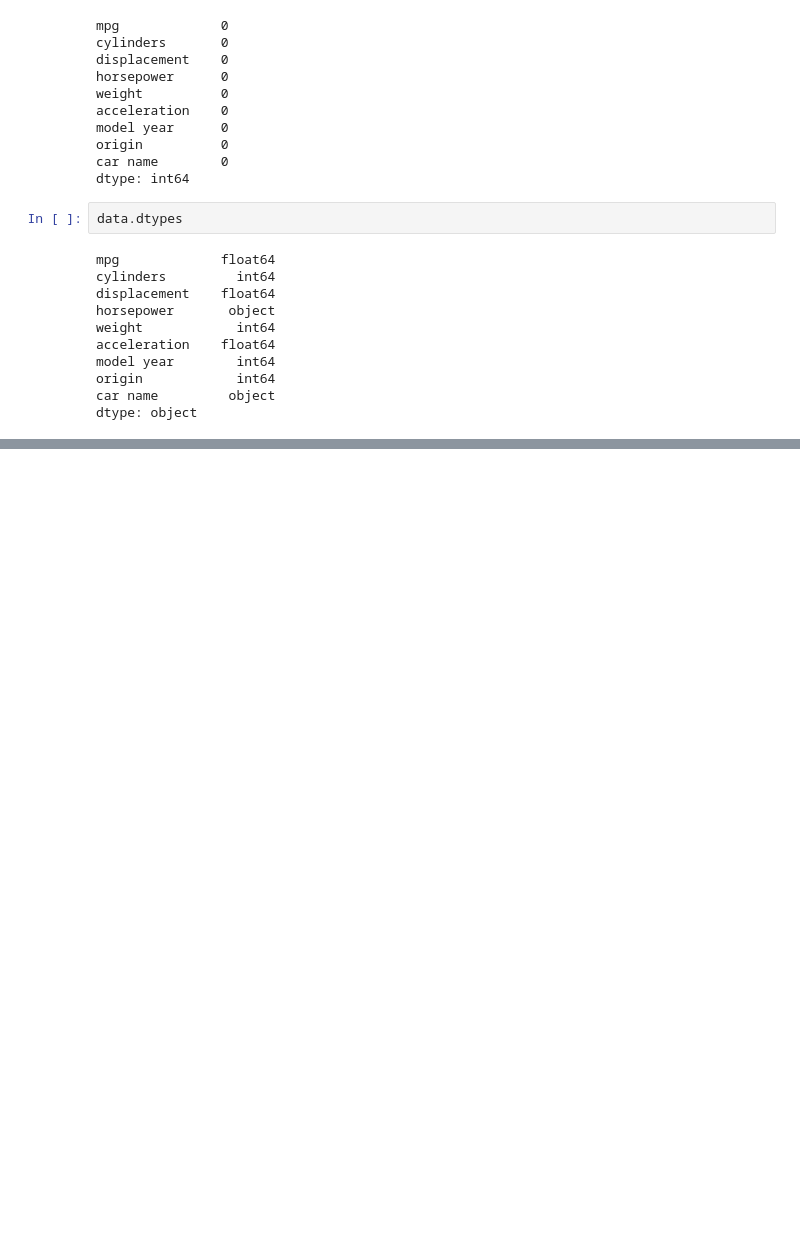
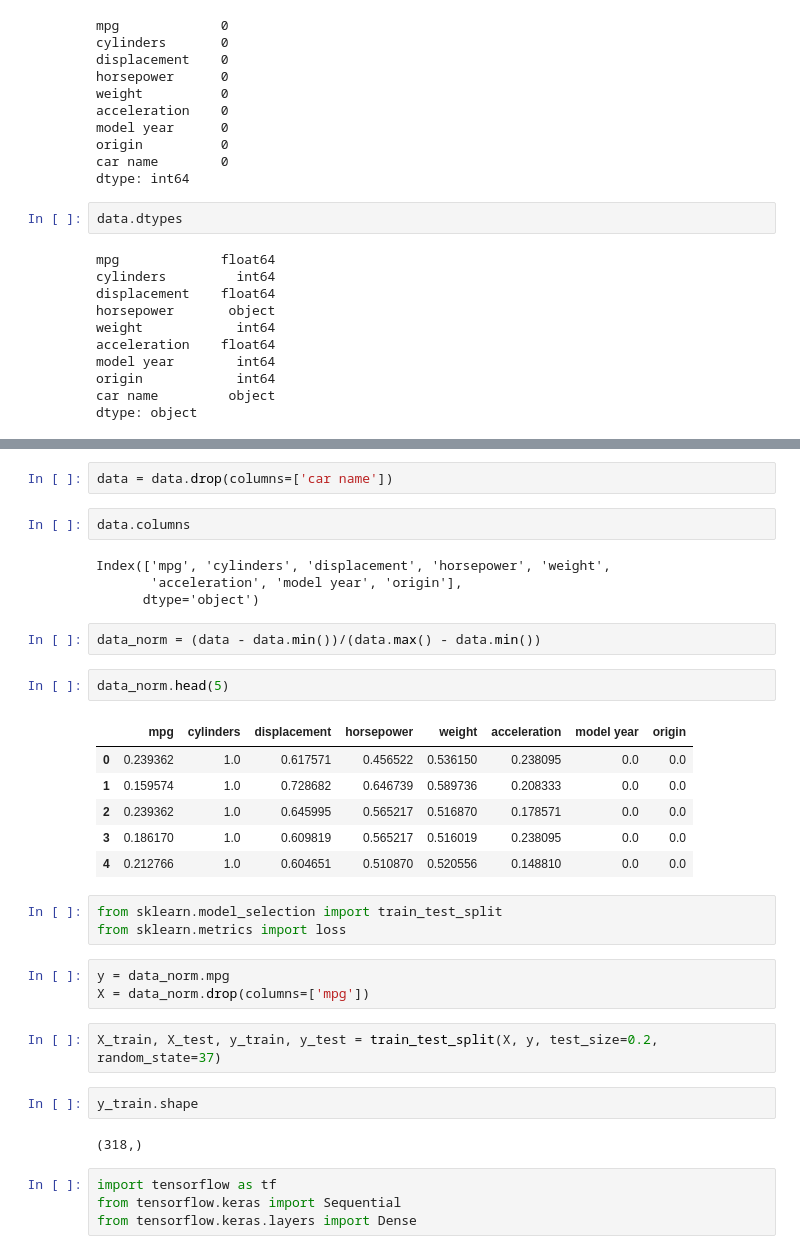
Before and after one commit to singhaditya8499/Machine-Learning, a Jupyter notebook: datasets/Auto_MPG/src/basic_nn.ipynb, the cells around one changed output, grey strips where cells are left out. Drawn from its saved outputs; the diff is of its cells as text; blank space fills up the shorter version.

```diff
--- a/datasets/Auto_MPG/src/basic_nn.ipynb
+++ b/datasets/Auto_MPG/src/basic_nn.ipynb
@@ -73,0 +98,35 @@ data.describe().T
+# %%
+data = data.drop(columns=['car name'])
+# %%
+data.columns
+# %% [output]
+Index(['mpg', 'cylinders', 'displacement', 'horsepower', 'weight',
+       'acceleration', 'model year', 'origin'],
+      dtype='object')
+# %%
+data_norm = (data - data.min())/(data.max() - data.min())
+# %%
+data_norm.head(5)
+# %% [output]
+|  | mpg | cylinders | displacement | horsepower | weight | acceleration | model year | origin |
+| 0 | 0.239362 | 1.0 | 0.617571 | 0.456522 | 0.536150 | 0.238095 | 0.0 | 0.0 |
+| 1 | 0.159574 | 1.0 | 0.728682 | 0.646739 | 0.589736 | 0.208333 | 0.0 | 0.0 |
+| 2 | 0.239362 | 1.0 | 0.645995 | 0.565217 | 0.516870 | 0.178571 | 0.0 | 0.0 |
+| 3 | 0.186170 | 1.0 | 0.609819 | 0.565217 | 0.516019 | 0.238095 | 0.0 | 0.0 |
+| 4 | 0.212766 | 1.0 | 0.604651 | 0.510870 | 0.520556 | 0.148810 | 0.0 | 0.0 |
+# %%
+from sklearn.model_selection import train_test_split
+from sklearn.metrics import loss
+# %%
+y = data_norm.mpg
+X = data_norm.drop(columns=['mpg'])
+# %%
+X_train, X_test, y_train, y_test = train_test_split(X, y, test_size=0.2, random_state=37)
+# %%
+y_train.shape
+# %% [output]
+(318,)
+# %%
+import tensorflow as tf
+from tensorflow.keras import Sequential
+from tensorflow.keras.layers import Dense
```
Also changed, not shown: parts of 20 cells of this notebook.
